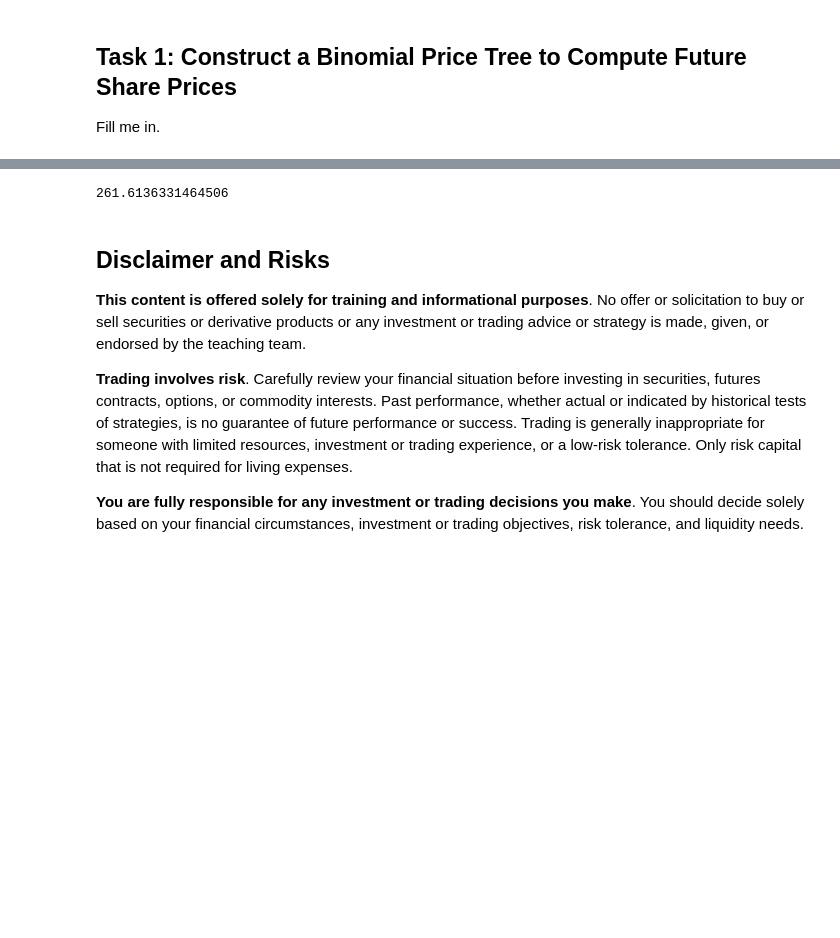
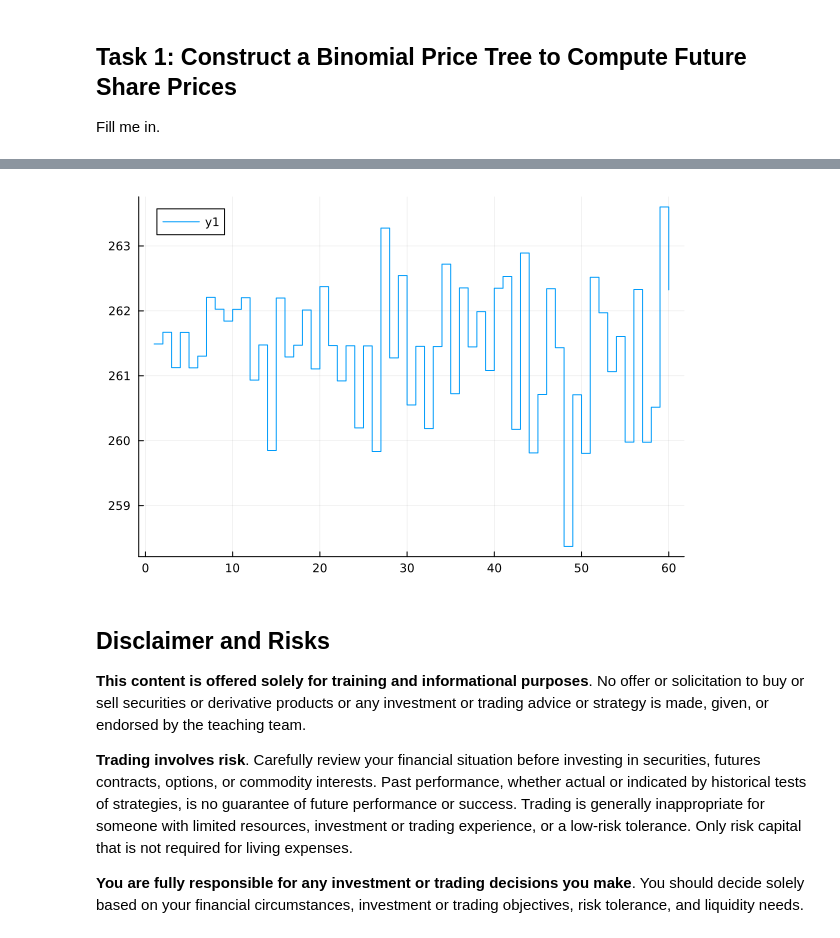
Before and after one commit to varnerlab/CHEME-130-eCornell-Repository, a Jupyter notebook: courses/CHEME-134/module-4/CHEME-134-Module-4-WorkedExample.ipynb, the cells around one changed output, grey strips where cells are left out. Cells and saved outputs as stored; diff of their text form; code cells hidden in the pictures; blank space fills up the shorter version.

Commit message:
sample running
sample running

```diff
--- a/courses/CHEME-134/module-4/CHEME-134-Module-4-WorkedExample.ipynb
+++ b/courses/CHEME-134/module-4/CHEME-134-Module-4-WorkedExample.ipynb
@@ -103,0 +82,2 @@ probability_array = price_tree_model.levels[L] .|> x-> price_tree_model.data[x].
+# %%
+samples = VLQuantitativeFinancePackage.sample(price_tree_model, 60, number_of_paths = 1000)
@@ -104,7 +102,7 @@ probability_array = price_tree_model.levels[L] .|> x-> price_tree_model.data[x].
 # %%
-dot(price_array,probability_array)
+plot(samples[:,1], linetype=:steppost)
 # %% [output]
-261.6136331464506
+[figure, added]
 # %% [markdown]
 ## Disclaimer and Risks
 __This content is offered solely for training and informational purposes__. No offer or solicitation to buy or sell securities or derivative products or any investment or trading advice or strategy is made, given, or endorsed by the teaching team.
```
Also changed, not shown: parts of 4 cells of this notebook, 1 other file.
